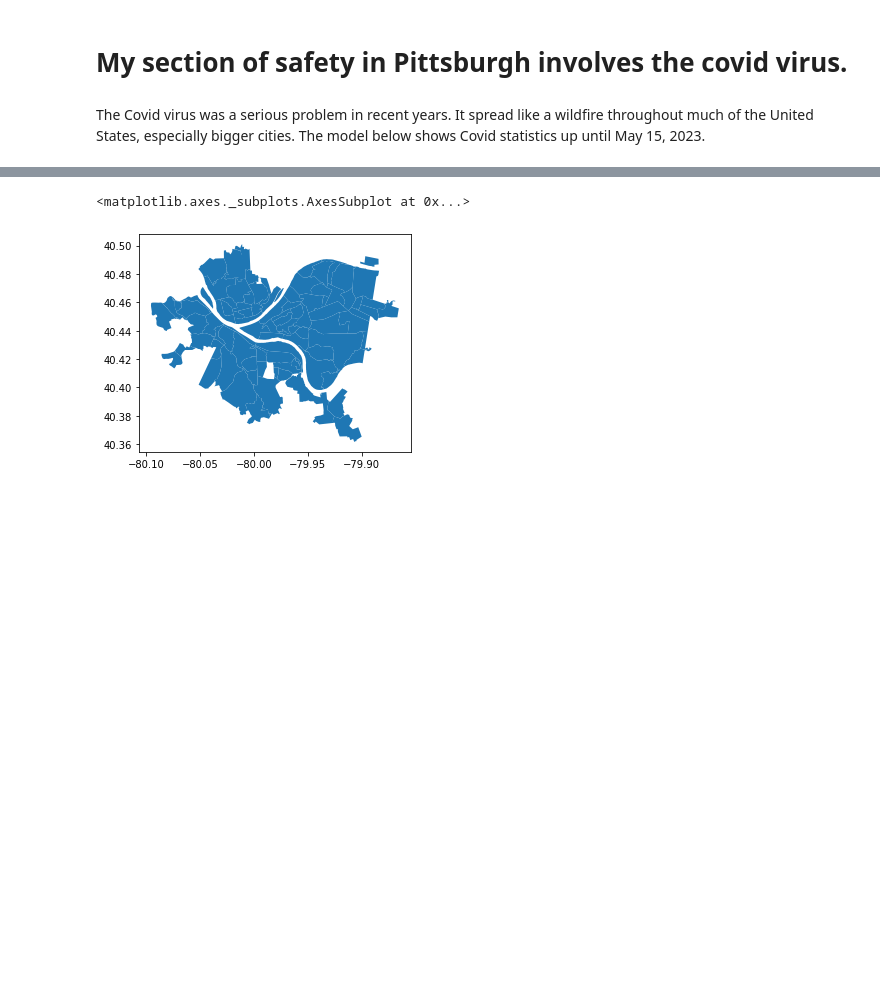
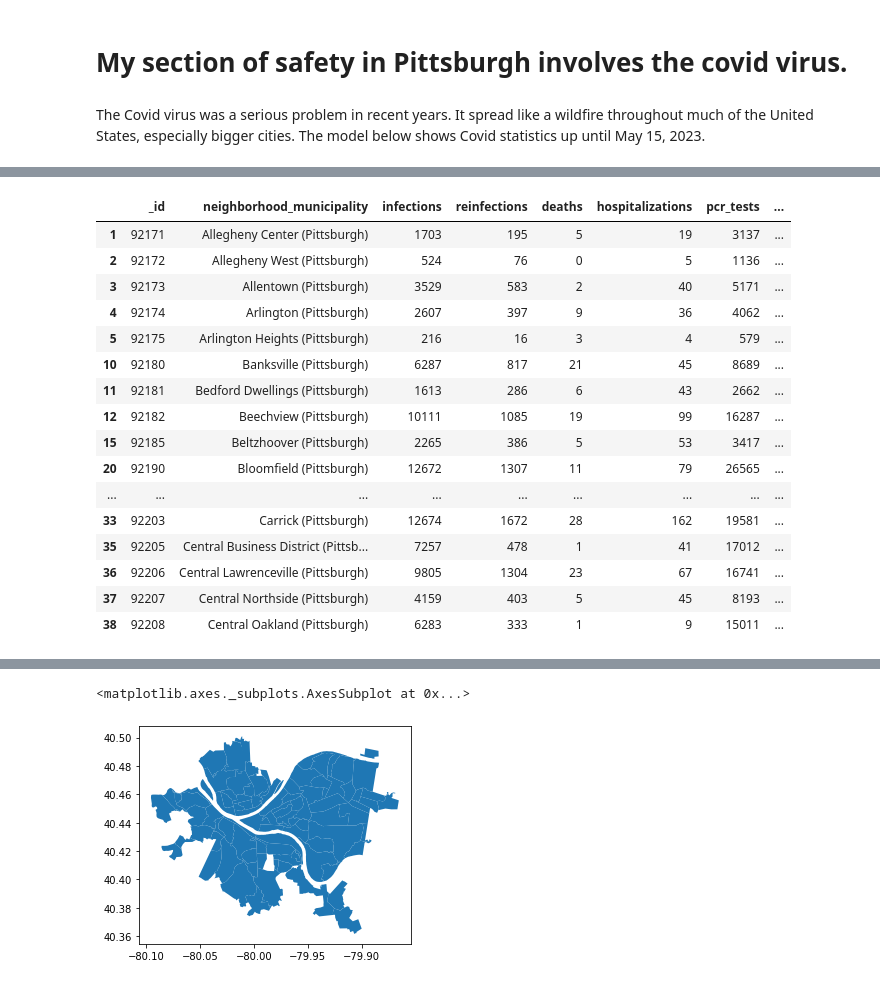
Before and after one commit to AbdulrehmanKhan05/Final-Project, a Jupyter notebook: covid.ipynb, the cells around one changed output, grey strips where cells are left out. Cells and saved outputs as stored; diff of their text form; code cells hidden in the pictures; blank space fills up the shorter version.

```diff
--- a/covid.ipynb
+++ b/covid.ipynb
@@ -28,0 +39,21 @@ Name: infections, Length: 221, dtype: int64
+# %%
+covid=covid[query_mask]
+covid.head(20)
+# %% [output]
+|  | _id | neighborhood_municipality | infections | reinfections | deaths | hospitalizations | pcr_tests | ... |
+| 1 | 92171 | Allegheny Center (Pittsburgh) | 1703 | 195 | 5 | 19 | 3137 | ... |
+| 2 | 92172 | Allegheny West (Pittsburgh) | 524 | 76 | 0 | 5 | 1136 | ... |
+| 3 | 92173 | Allentown (Pittsburgh) | 3529 | 583 | 2 | 40 | 5171 | ... |
+| 4 | 92174 | Arlington (Pittsburgh) | 2607 | 397 | 9 | 36 | 4062 | ... |
+| 5 | 92175 | Arlington Heights (Pittsburgh) | 216 | 16 | 3 | 4 | 579 | ... |
+| 10 | 92180 | Banksville (Pittsburgh) | 6287 | 817 | 21 | 45 | 8689 | ... |
+| 11 | 92181 | Bedford Dwellings (Pittsburgh) | 1613 | 286 | 6 | 43 | 2662 | ... |
+| 12 | 92182 | Beechview (Pittsburgh) | 10111 | 1085 | 19 | 99 | 16287 | ... |
+| 15 | 92185 | Beltzhoover (Pittsburgh) | 2265 | 386 | 5 | 53 | 3417 | ... |
+| 20 | 92190 | Bloomfield (Pittsburgh) | 12672 | 1307 | 11 | 79 | 26565 | ... |
+| ... | ... | ... | ... | ... | ... | ... | ... | ... |
+| 33 | 92203 | Carrick (Pittsburgh) | 12674 | 1672 | 28 | 162 | 19581 | ... |
+| 35 | 92205 | Central Business District (Pittsb... | 7257 | 478 | 1 | 41 | 17012 | ... |
+| 36 | 92206 | Central Lawrenceville (Pittsburgh) | 9805 | 1304 | 23 | 67 | 16741 | ... |
+| 37 | 92207 | Central Northside (Pittsburgh) | 4159 | 403 | 5 | 45 | 8193 | ... |
+| 38 | 92208 | Central Oakland (Pittsburgh) | 6283 | 333 | 1 | 9 | 15011 | ... |
```
Also changed, not shown: parts of 12 cells of this notebook, 1 other file.
